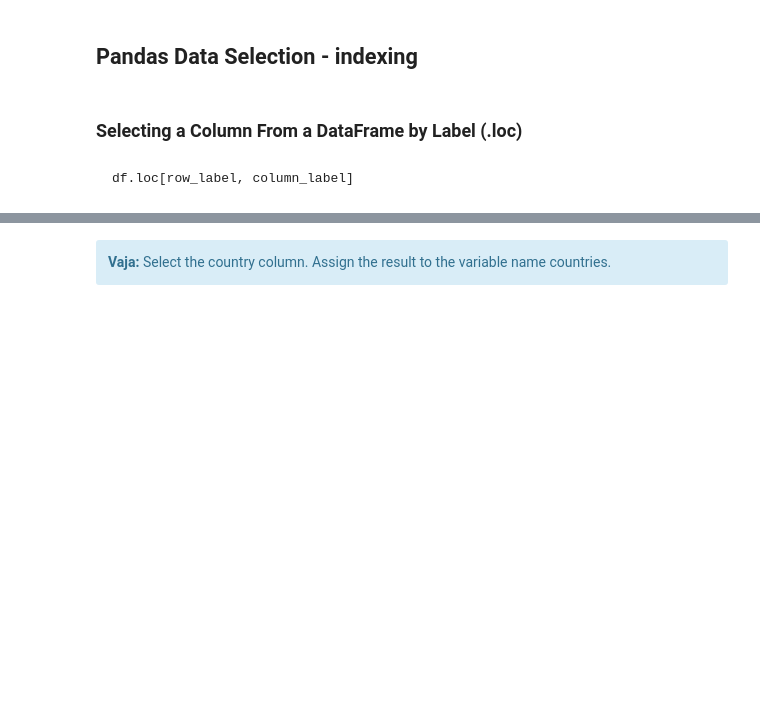
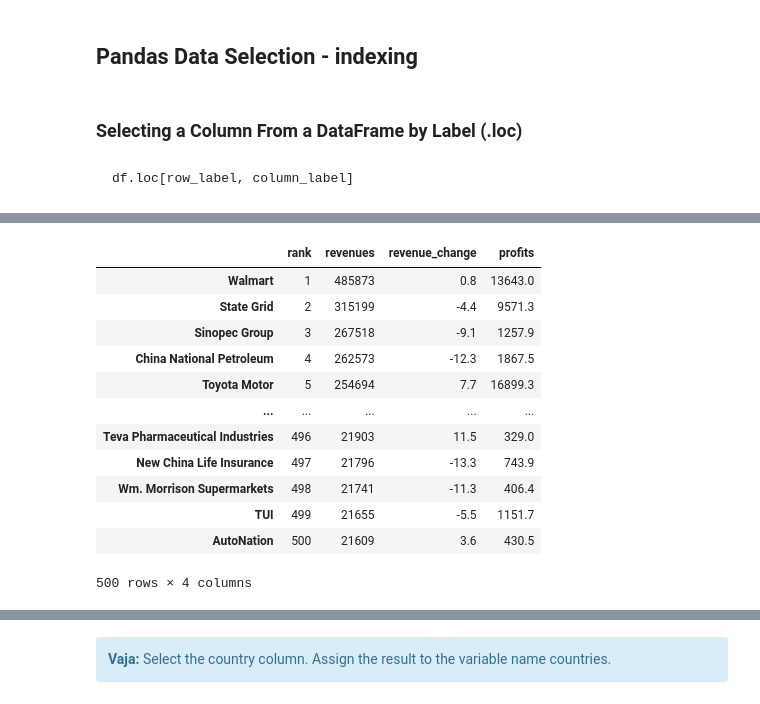
Before and after one commit to icta-tecaji/python-data-analysis-public, a Jupyter notebook: Del_03_Uvod_v_Pandas/03_Uvod_v_Pandas_CLEAN.ipynb, the cells around one changed output, grey strips where cells are left out. Cells and saved outputs as stored; diff of their text form; code cells hidden in the pictures; blank space fills up the shorter version.

```diff
--- a/Del_03_Uvod_v_Pandas/03_Uvod_v_Pandas_CLEAN.ipynb
+++ b/Del_03_Uvod_v_Pandas/03_Uvod_v_Pandas_CLEAN.ipynb
@@ -28,3 +40,6 @@ More detailed documentation, along with tutorials and other resources, can be fo
 <li><code>country</code>: Country in which the company is headquartered.</li>
 </ul>
 </div>
+# %%
+f500 = pd.read_csv('data/f500.csv', index_col=0)
+f500.index.name = None
@@ -69,0 +234,16 @@ columns.</td>
+# %%
+f500.loc[:, 'rank':'profits']
+# %% [output]
+|  | rank | revenues | revenue_change | profits |
+| Walmart | 1 | 485873 | 0.8 | 13643.0 |
+| State Grid | 2 | 315199 | -4.4 | 9571.3 |
+| Sinopec Group | 3 | 267518 | -9.1 | 1257.9 |
+| China National Petroleum | 4 | 262573 | -12.3 | 1867.5 |
+| Toyota Motor | 5 | 254694 | 7.7 | 16899.3 |
+| ... | ... | ... | ... | ... |
+| Teva Pharmaceutical Industries | 496 | 21903 | 11.5 | 329.0 |
+| New China Life Insurance | 497 | 21796 | -13.3 | 743.9 |
+| Wm. Morrison Supermarkets | 498 | 21741 | -11.3 | 406.4 |
+| TUI | 499 | 21655 | -5.5 | 1151.7 |
+| AutoNation | 500 | 21609 | 3.6 | 430.5 |
+500 rows × 4 columns
```
Also changed, not shown: parts of 52 cells of this notebook, 1 other file.
